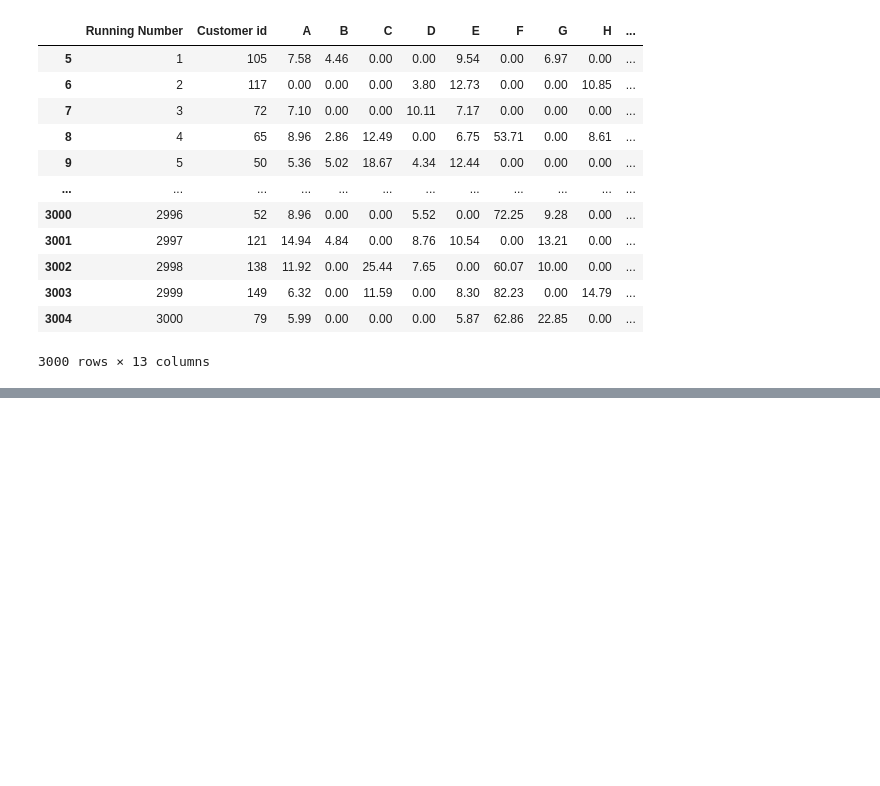
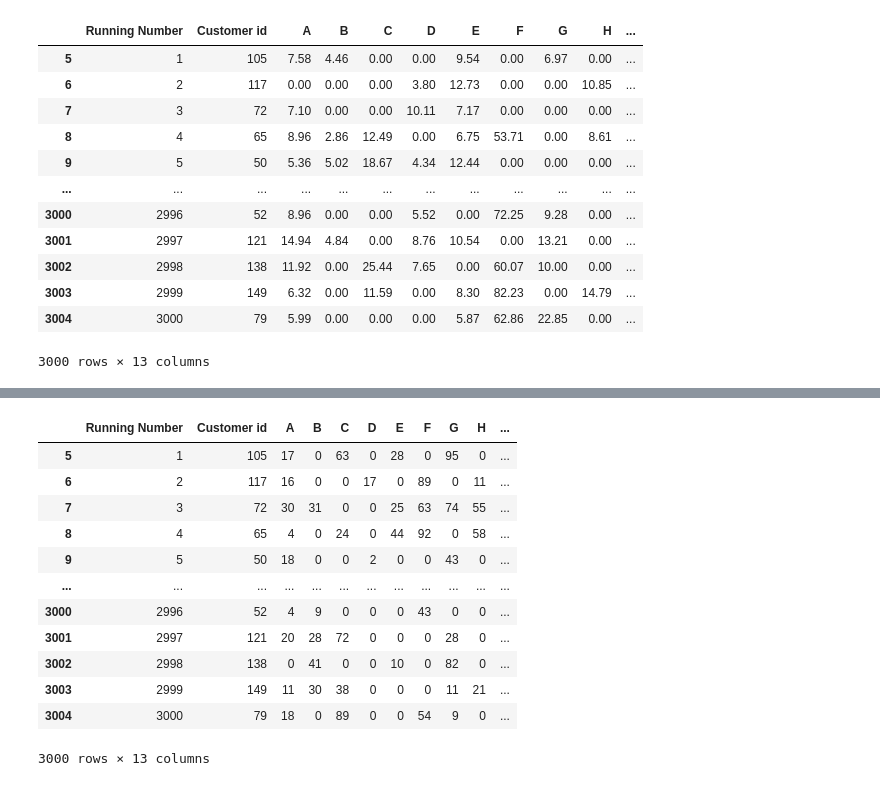
Before and after one commit to PaulineMalaguti/EBA3630, a Jupyter notebook: Customer Profitability Index/Problem 2/2customerprofitability.ipynb, the cells around one changed output, grey strips where cells are left out. Cells and saved outputs as stored; diff of their text form; code cells hidden in the pictures; blank space fills up the shorter version.

Commit message:
Cleaned Sales csv

```diff
--- a/Customer Profitability Index/Problem 2/2customerprofitability.ipynb
+++ b/Customer Profitability Index/Problem 2/2customerprofitability.ipynb
@@ -7,3 +7,11 @@ For this code I divided the data into several csv file. You need to have ALL the
 # %%
 import pandas as pd ; import numpy as np ; import itertools ; import matplotlib.pyplot as plt
 import string
+# %%
+products = list(string.ascii_uppercase)[0:12]
+products.remove('J')
+products
+
+col = ['Running Number', 'Customer id']
+col += [i for i in products]
+col
@@ -16,21 +40,12 @@ import string
 direct_cost = pd.read_csv('Direct cost sheet.csv', delimiter=';', encoding= 'unicode_escape')
 direct_cost.dropna(axis = 0, how = 'all', inplace = True)
 direct_cost.dropna(axis = 1, how = 'all', inplace = True)
-
-#List of products
-products = list(string.ascii_uppercase[0:12])
-products.remove('J')
-#print(len(products))
-
-#Create List for columns
-col = ['Running Number', 'Customer id']
-col += [i for i in products]
-#print(col)
+direct_cost.drop(direct_cost.head(5).index,inplace=True)
 
 # Create a dataframe for the components used in direct cost
 direct_driver_used = direct_cost.iloc[:,:len(products)+2].copy()
 direct_driver_used.columns = col
-direct_driver_used.drop(direct_cost.index[:2], inplace = True)
+direct_driver_used = direct_driver_used.apply(lambda x: x.astype(np.int))
 direct_driver_used
 # %% [output]
 |  | Running Number | Customer id | A | B | C | D | E | F | G | H | ... |
@@ -77,0 +96,7 @@ direct_cost_order
+# %%
+sales_ledger = pd.read_csv('Sales ledger.csv', delimiter=';', encoding= 'unicode_escape')
+sales_ledger.dropna(axis = 0, how = 'all', inplace = True)
+sales_ledger.dropna(axis = 1, how = 'all', inplace = True)
+sales_ledger.drop(sales_ledger.tail(1).index,inplace=True)
+sales_ledger.drop(sales_ledger.head(2).index,inplace=True)
+sales_ledger
@@ -77,0 +117,20 @@ direct_cost_order
+# %%
+# Create a dataframe for the units sold
+sale_product = sales_ledger.iloc[:,:len(products)+2].copy()
+sale_product.columns = col
+sale_product = sale_product.apply(lambda x: x.astype(np.int))
+sale_product
+# %% [output]
+|  | Running Number | Customer id | A | B | C | D | E | F | G | H | ... |
+| 5 | 1 | 105 | 17 | 0 | 63 | 0 | 28 | 0 | 95 | 0 | ... |
+| 6 | 2 | 117 | 16 | 0 | 0 | 17 | 0 | 89 | 0 | 11 | ... |
+| 7 | 3 | 72 | 30 | 31 | 0 | 0 | 25 | 63 | 74 | 55 | ... |
+| 8 | 4 | 65 | 4 | 0 | 24 | 0 | 44 | 92 | 0 | 58 | ... |
+| 9 | 5 | 50 | 18 | 0 | 0 | 2 | 0 | 0 | 43 | 0 | ... |
+| ... | ... | ... | ... | ... | ... | ... | ... | ... | ... | ... | ... |
+| 3000 | 2996 | 52 | 4 | 9 | 0 | 0 | 0 | 43 | 0 | 0 | ... |
+| 3001 | 2997 | 121 | 20 | 28 | 72 | 0 | 0 | 0 | 28 | 0 | ... |
+| 3002 | 2998 | 138 | 0 | 41 | 0 | 0 | 10 | 0 | 82 | 0 | ... |
+| 3003 | 2999 | 149 | 11 | 30 | 38 | 0 | 0 | 0 | 11 | 21 | ... |
+| 3004 | 3000 | 79 | 18 | 0 | 89 | 0 | 0 | 54 | 9 | 0 | ... |
+3000 rows × 13 columns
```
Also changed, not shown: parts of 6 cells of this notebook.
